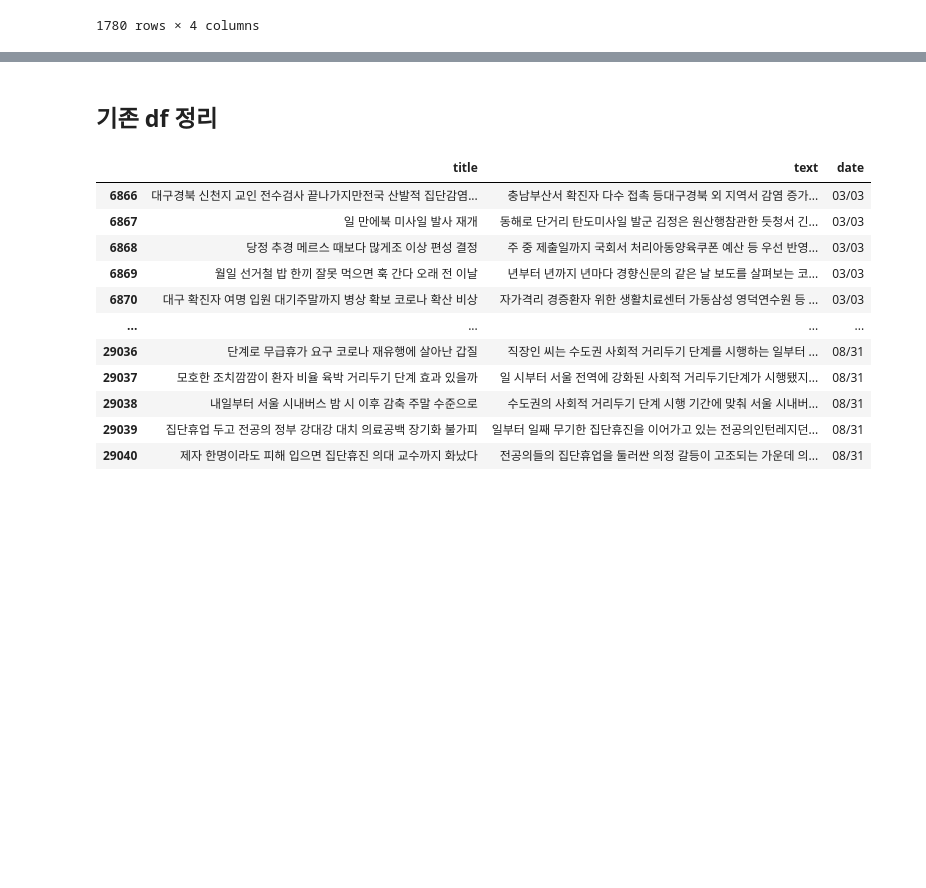
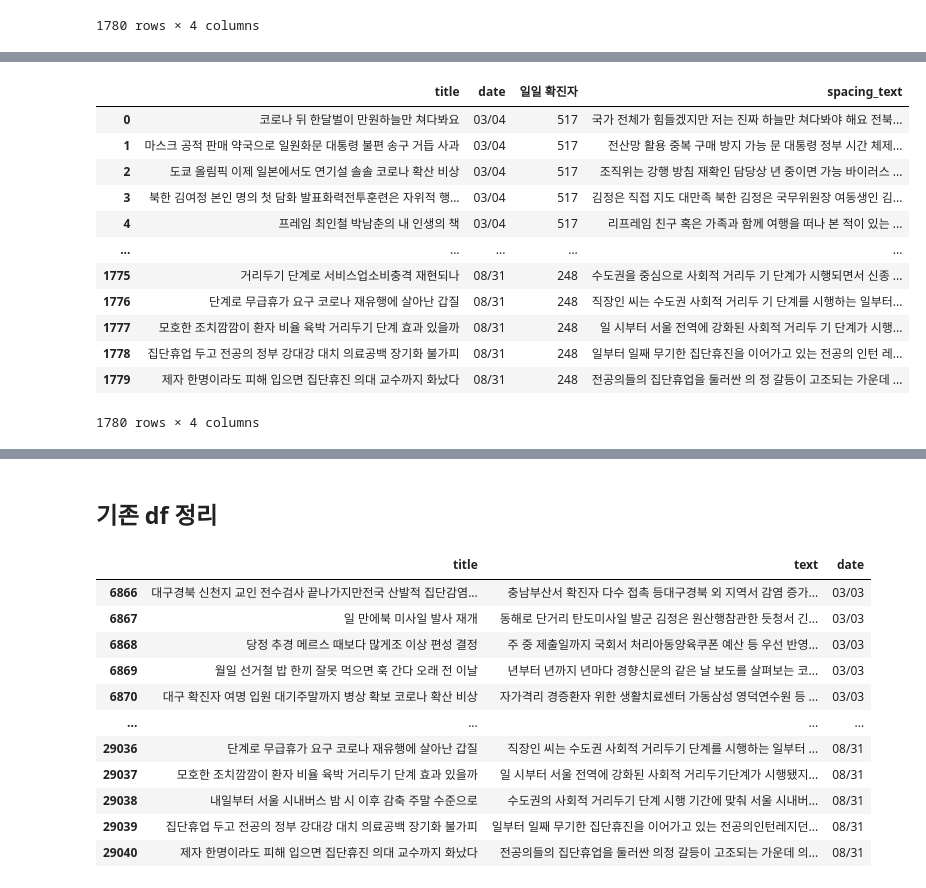
Before and after one commit to Hyun-Jun-Lee/News_Analysis, a Jupyter notebook: text_analysist.ipynb, the cells around one changed output, grey strips where cells are left out. Drawn from its saved outputs; the diff is of its cells as text; code cells hidden in the pictures; blank space fills up the shorter version.

```diff
--- a/text_analysist.ipynb
+++ b/text_analysist.ipynb
@@ -283,3 +288,12 @@ test_df
 | 1778 | 집단휴업 두고 전공의 정부 강대강 대치 의료공백 장기화 불가피 | 일부터 일째 무기한 집단휴진을 이어가고 있는 전공의인턴레지던... | 08/31 | 248 |
 | 1779 | 제자 한명이라도 피해 입으면 집단휴진 의대 교수까지 화났다 | 전공의들의 집단휴업을 둘러싼 의정 갈등이 고조되는 가운데 의... | 08/31 | 248 |
 1780 rows × 4 columns
+# %%
+spacing = Spacing()
+# %%
+ar = []
+for i in tqdm(test_df['text']):
+    ar.append(spacing(i))
+# %%
+spacing_text = pd.DataFrame(ar,columns=['spacing_text'])
+spacing_text
@@ -285,0 +314,18 @@ test_df
+# %%
+test_df2 = pd.concat([test_df, spacing_text], axis=1)
+del test_df2['text']
+test_df2
+# %% [output]
+|  | title | date | 일일 확진자 | spacing_text |
+| 0 | 코로나 뒤 한달벌이 만원하늘만 쳐다봐요 | 03/04 | 517 | 국가 전체가 힘들겠지만 저는 진짜 하늘만 쳐다봐야 해요 전북... |
+| 1 | 마스크 공적 판매 약국으로 일원화문 대통령 불편 송구 거듭 사과 | 03/04 | 517 | 전산망 활용 중복 구매 방지 가능 문 대통령 정부 시간 체제... |
+| 2 | 도쿄 올림픽 이제 일본에서도 연기설 솔솔 코로나 확산 비상 | 03/04 | 517 | 조직위는 강행 방침 재확인 담당상 년 중이면 가능 바이러스 ... |
+| 3 | 북한 김여정 본인 명의 첫 담화 발표화력전투훈련은 자위적 행... | 03/04 | 517 | 김정은 직접 지도 대만족 북한 김정은 국무위원장 여동생인 김... |
+| 4 | 프레임 최인철 박남춘의 내 인생의 책 | 03/04 | 517 | 리프레임 친구 혹은 가족과 함께 여행을 떠나 본 적이 있는 ... |
+| ... | ... | ... | ... | ... |
+| 1775 | 거리두기 단계로 서비스업소비충격 재현되나 | 08/31 | 248 | 수도권을 중심으로 사회적 거리두 기 단계가 시행되면서 신종 ... |
+| 1776 | 단계로 무급휴가 요구 코로나 재유행에 살아난 갑질 | 08/31 | 248 | 직장인 씨는 수도권 사회적 거리두 기 단계를 시행하는 일부터... |
+| 1777 | 모호한 조치깜깜이 환자 비율 육박 거리두기 단계 효과 있을까 | 08/31 | 248 | 일 시부터 서울 전역에 강화된 사회적 거리두 기 단계가 시행... |
+| 1778 | 집단휴업 두고 전공의 정부 강대강 대치 의료공백 장기화 불가피 | 08/31 | 248 | 일부터 일째 무기한 집단휴진을 이어가고 있는 전공의 인턴 레... |
+| 1779 | 제자 한명이라도 피해 입으면 집단휴진 의대 교수까지 화났다 | 08/31 | 248 | 전공의들의 집단휴업을 둘러싼 의 정 갈등이 고조되는 가운데 ... |
+1780 rows × 4 columns
```
Also changed, not shown: parts of 10 cells of this notebook.
